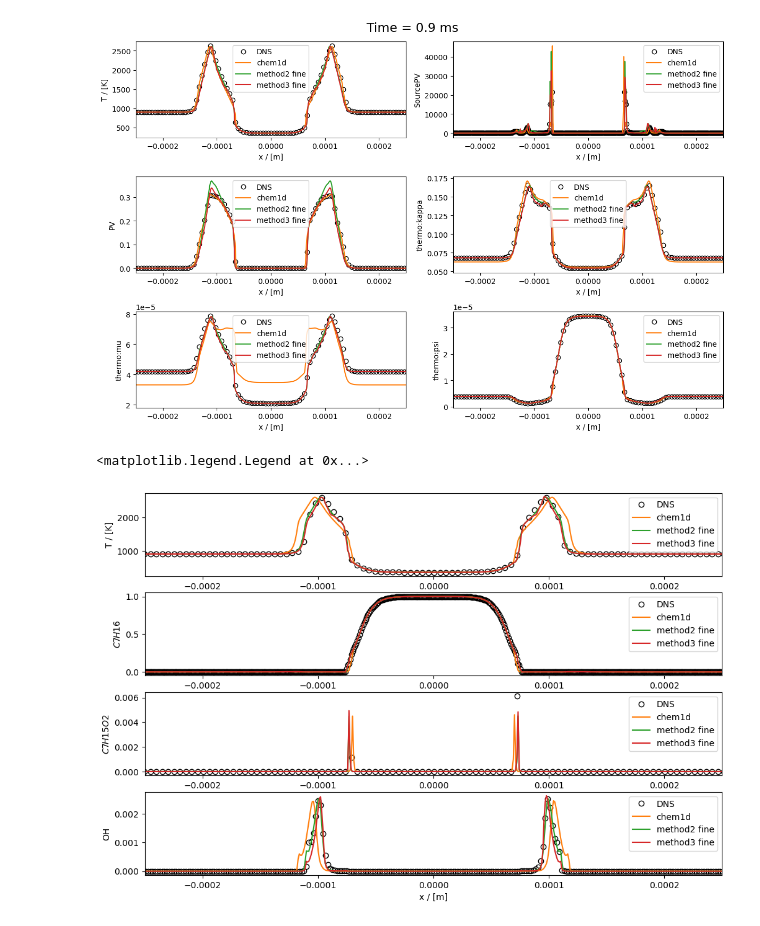
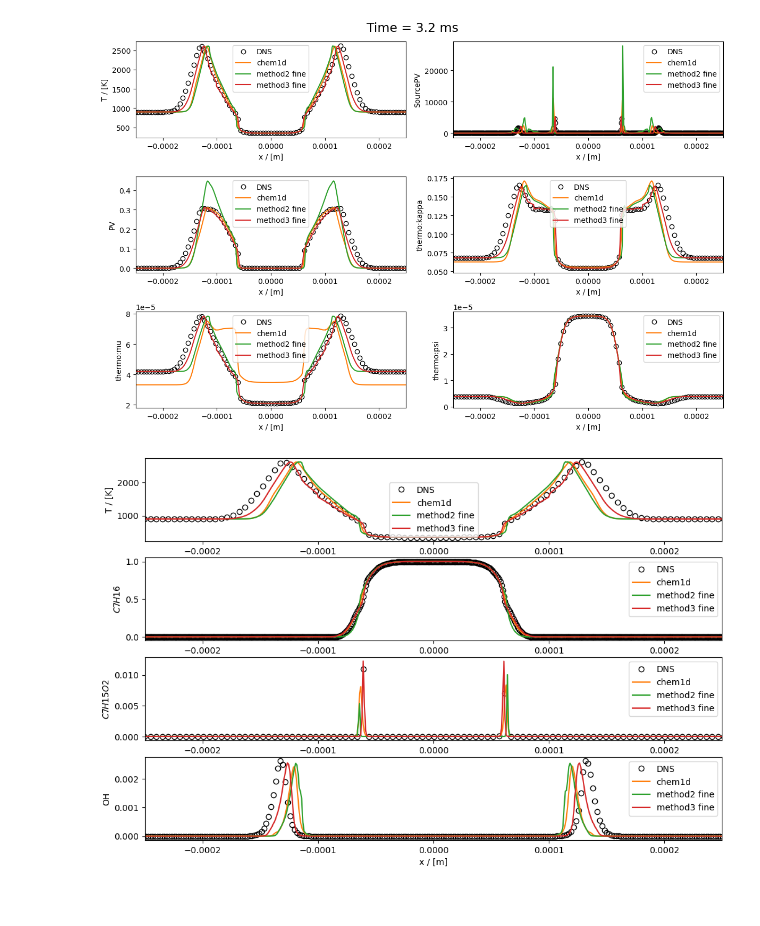
Before and after one commit to yuchenzh/pyFGMTable, a Jupyter notebook: pponlinenhep.ipynb, the cells around one changed output. Cells and saved outputs as stored; diff of their text form; code cells hidden in the pictures.

```diff
--- a/pponlinenhep.ipynb
+++ b/pponlinenhep.ipynb
@@ -12,12 +12,12 @@ from tableProperties import FGMtableProperties
 from lookup import lookup
 from oneDCaseReader import oneDCaseReader
 # %%
-DNSCase = oneDCaseReader("../../Cases/nhep1d/nhep1d1000/")
-c1dCase = oneDCaseReader("../../Cases/nhep1d/c1d/")
-m2fCase = oneDCaseReader("../../Cases/nhep1d/m2f/")
-m3fCase = oneDCaseReader("../../Cases/nhep1d/m3f/")
+DNSCase = oneDCaseReader("../Cases/nhep1d/dnsStandard/")
+c1dCase = oneDCaseReader("../Cases/nhep1d/c1d/")
+m2fCase = oneDCaseReader("../Cases/nhep1d/m2f/")
+m3fCase = oneDCaseReader("../Cases/nhep1d/m3fnew/")
 
-t = 0.00090
+t = 0.0032
 plt.figure(figsize=(12,8))
 
 plt.subplot(321)
@@ -126,14 +126,14 @@ plt.suptitle("Time = {} ms".format(t*1000),fontsize = 17)
 plt.tight_layout()
 plt.savefig("timeonline" + str(t*1000) + ".png",dpi = 125)
 # %% [output]
-[figure, old version]
+[figure, new version]
 # %%
-DNSCase = oneDCaseReader("../../Cases/nhep1d/nhep1d1000/")
-c1dCase = oneDCaseReader("../../Cases/nhep1d/c1d/")
-m2fCase = oneDCaseReader("../../Cases/nhep1d/m2f/")
-m3fCase = oneDCaseReader("../../Cases/nhep1d/m3f/")
+DNSCase = oneDCaseReader("../Cases/nhep1d/dnsStandard/")
+c1dCase = oneDCaseReader("../Cases/nhep1d/c1d/")
+m2fCase = oneDCaseReader("../Cases/nhep1d/m2f/")
+m3fCase = oneDCaseReader("../Cases/nhep1d/m3fnew/")
 
-t = 0.0005
+t = 0.0032
 plt.figure(figsize=(12,8))
 
 plt.subplot(411)
@@ -177,32 +177,33 @@ field_DNS = DNSCase.readData(t,field)
 field_c1d = c1dCase.readData(t,field)
 field_m2f = m2fCase.readData(t,field)
 field_m3f = m3fCase.readData(t,field)
 
 plt.plot(x_1000[::5], field_DNS[::5], 'o', markerfacecolor = 'none', markeredgecolor = 'black', label = "DNS")
 plt.plot(x_1000, field_c1d, label = "chem1d")
 plt.plot(x_1000, field_m2f, label = "method2 fine")
 plt.plot(x_1000, field_m3f, label = "method3 fine")
 plt.xlabel("x / [m]")
 plt.ylabel(r"$C7H15O2$")
 plt.xlim([-0.00025, 0.00025])
 plt.legend()
 
 plt.subplot(414)
 x_1000 = np.linspace(-0.000512,0.000512,1000)
 field = "OH"
 field_DNS = DNSCase.readData(t,field)
 field_c1d = c1dCase.readData(t,field)
 field_m2f = m2fCase.readData(t,field)
 field_m3f = m3fCase.readData(t,field)
 
 plt.plot(x_1000[::2], field_DNS[::2], 'o', markerfacecolor = 'none', markeredgecolor = 'black', label = "DNS")
 plt.plot(x_1000, field_c1d, label = "chem1d")
 plt.plot(x_1000, field_m2f, label = "method2 fine")
 plt.plot(x_1000, field_m3f, label = "method3 fine")
 plt.xlabel("x / [m]")
 plt.ylabel(r"OH")
 plt.xlim([-0.00025, 0.00025])
 plt.legend()
+
+plt.savefig("latest1.png")
 # %% [output]
-<matplotlib.legend.Legend at 0x...>
-[figure, old version]
+[figure, new version]
```
Also changed, not shown: 7 other files.
